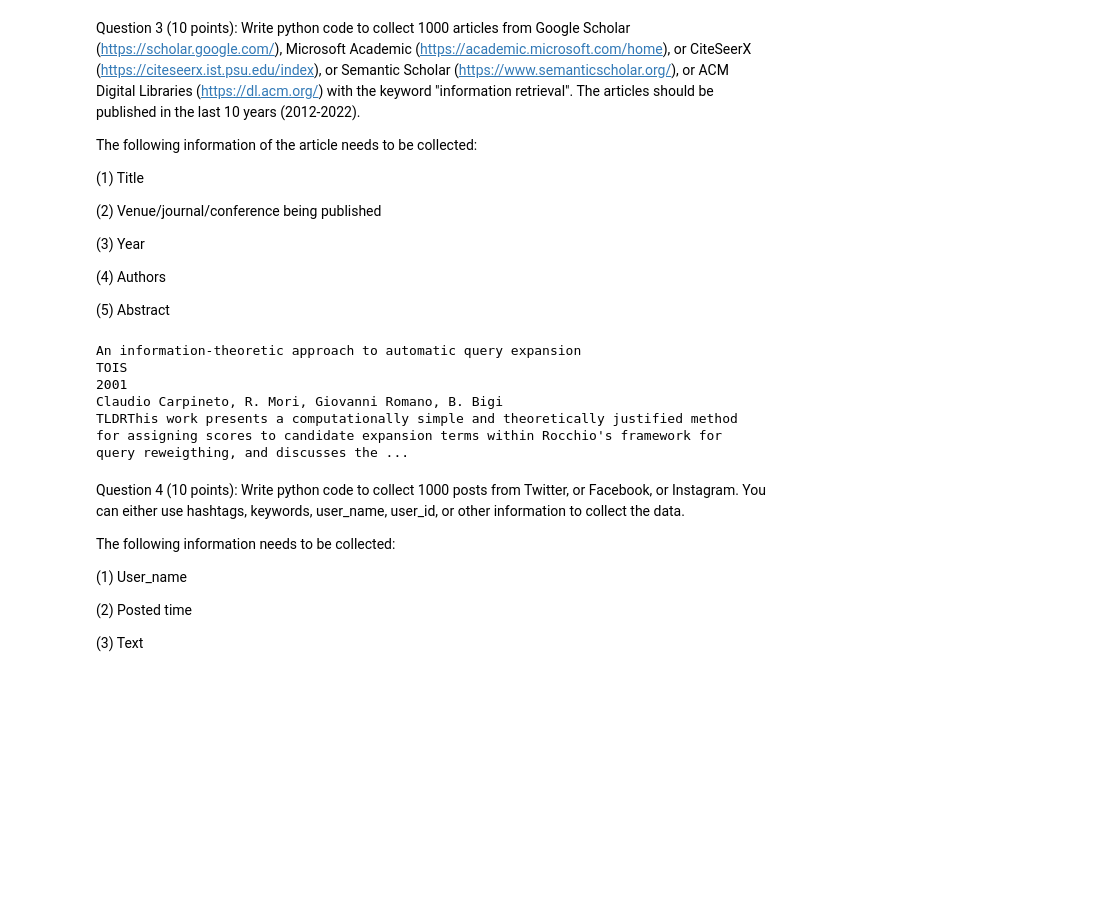
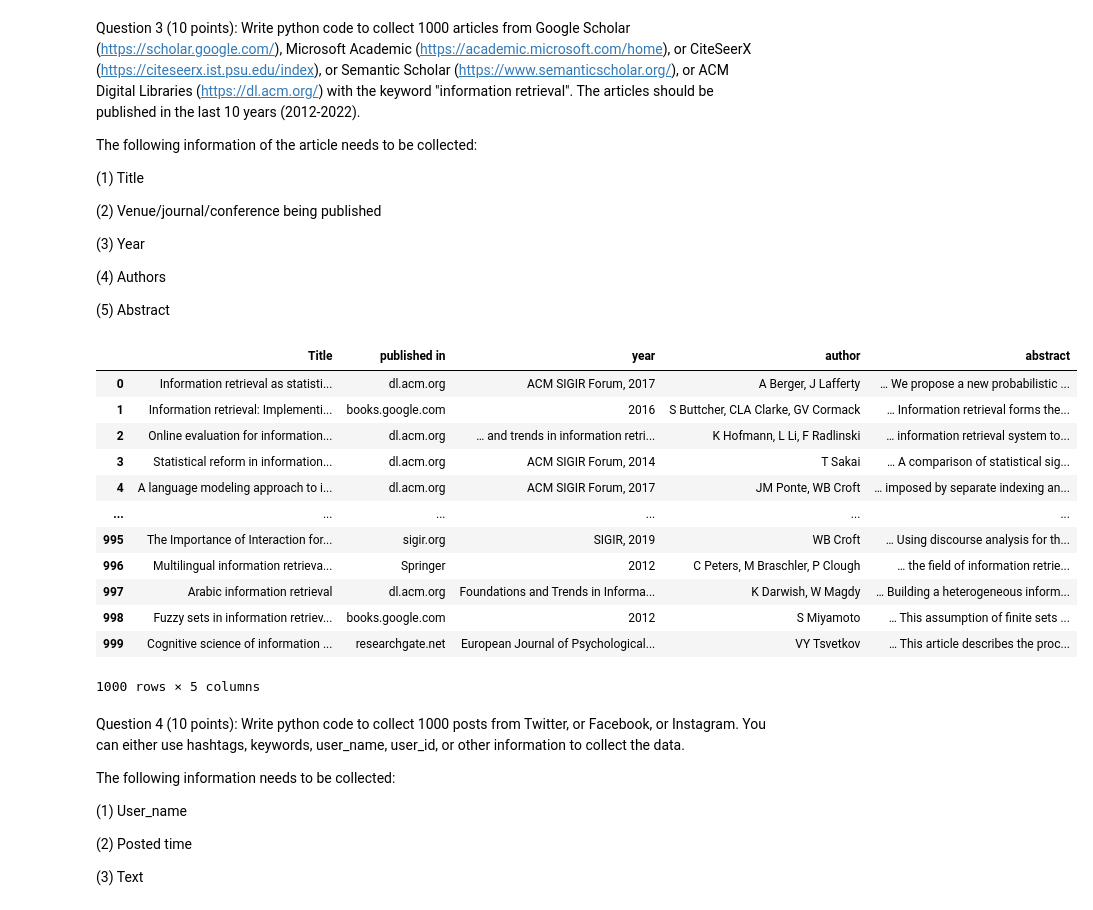
Before and after one commit to Nishithmannuru/Nishith_INFO5731_Spring2022, a Jupyter notebook: In_class_exercise_03_1.ipynb, the cells around one changed output. Drawn from its saved outputs; the diff is of its cells as text; code cells hidden in the pictures; blank space fills up the shorter version.

```diff
--- a/In_class_exercise_03_1.ipynb
+++ b/In_class_exercise_03_1.ipynb
@@ -115,23 +100,59 @@ first_article = different_articles[0]
-# %%
-title = first_article.find(class_ = "cl-paper-title").get_text()
-published = first_article.find(class_ = "cl-paper-venue").get_text()
-year_published = first_article.find(class_ = "cl-paper-pubdates").get_text()
-authors = first_article.find(class_ = "cl-paper-authors").get_text()
-abstract = first_article.find(class_ = "tldr-abstract-replacement text-truncator").get_text()
-#abstract_full = first_article.find(class_="tldr-abstract__pill")
-
-print(title)
-print(published)
-print(year_published)
-print(authors)
-print(abstract)
-#print(abstract_full)
-# %% [output]
-An information-theoretic approach to automatic query expansion
-TOIS
-2001
-Claudio Carpineto, R. Mori, Giovanni Romano, B. Bigi
-TLDRThis work presents a computationally simple and theoretically justified method for assigning scores to candidate expansion terms within Rocchio's framework for query reweigthing, and discusses the ...
+# %%
+# You code here (Please add comments in the code):
+
+import bs4 as BeautifulSoup
+import requests
+
+url = "https://scholar.google.com/scholar?q=information+retrieval&hl=en&as_sdt=0%2C44&as_ylo=2012&as_yhi=2022"
+page = requests.get(url)
+soup = BeautifulSoup.BeautifulSoup(page.content,'html.parser')
+
+lists = soup.find_all('div', class_="gs_ri")
+# %%
+title_list = []
+publication_list = []
+year_list = []
+authors_list = []
+abstract_list = []
+items = 0
+
+while items < 1000:
+    for i in lists:
+        title = i.find('a').get_text()
+        title_list.append(title)
+
+        publication = i.find('div', class_="gs_a").get_text().split('-')[2]
+        publication_list.append(publication)
+
+        year = i.find('div', class_="gs_a").get_text().split("-")[1]
+        year_list.append(year)
+
+        author = i.find('div', class_="gs_a").get_text().split('-')[0]
+        authors_list.append(author)
+
+        abstract = i.find('div', class_ = "gs_rs").get_text()
+        abstract_list.append(abstract)
+
+    items = items+10
+# %%
+import pandas as pd
+dict_ = {'Title': title_list,'published in':publication_list,'year': year_list , 'author': authors_list,'abstract': abstract_list}
+df1 = pd.DataFrame(dict_)
+df1
+# %% [output]
+|  | Title | published in | year | author | abstract |
+| 0 | Information retrieval as statisti... | dl.acm.org | ACM SIGIR Forum, 2017 | A Berger, J Lafferty | … We propose a new probabilistic ... |
+| 1 | Information retrieval: Implementi... | books.google.com | 2016 | S Buttcher, CLA Clarke, GV Cormack | … Information retrieval forms the... |
+| 2 | Online evaluation for information... | dl.acm.org | … and trends in information retri... | K Hofmann, L Li, F Radlinski | … information retrieval system to... |
+| 3 | Statistical reform in information... | dl.acm.org | ACM SIGIR Forum, 2014 | T Sakai | … A comparison of statistical sig... |
+| 4 | A language modeling approach to i... | dl.acm.org | ACM SIGIR Forum, 2017 | JM Ponte, WB Croft | … imposed by separate indexing an... |
+| ... | ... | ... | ... | ... | ... |
+| 995 | The Importance of Interaction for... | sigir.org | SIGIR, 2019 | WB Croft | … Using discourse analysis for th... |
+| 996 | Multilingual information retrieva... | Springer | 2012 | C Peters, M Braschler, P Clough | … the field of information retrie... |
+| 997 | Arabic information retrieval | dl.acm.org | Foundations and Trends in Informa... | K Darwish, W Magdy | … Building a heterogeneous inform... |
+| 998 | Fuzzy sets in information retriev... | books.google.com | 2012 | S Miyamoto | … This assumption of finite sets ... |
+| 999 | Cognitive science of information ... | researchgate.net | European Journal of Psychological... | VY Tsvetkov | … This article describes the proc... |
+1000 rows × 5 columns
 # %% [markdown]
 Question 4 (10 points): Write python code to collect 1000 posts from Twitter, or Facebook, or Instagram. You can either use hashtags, keywords, user_name, user_id, or other information to collect the data.
 
```
Also changed, not shown: parts of 1 cell of this notebook.
